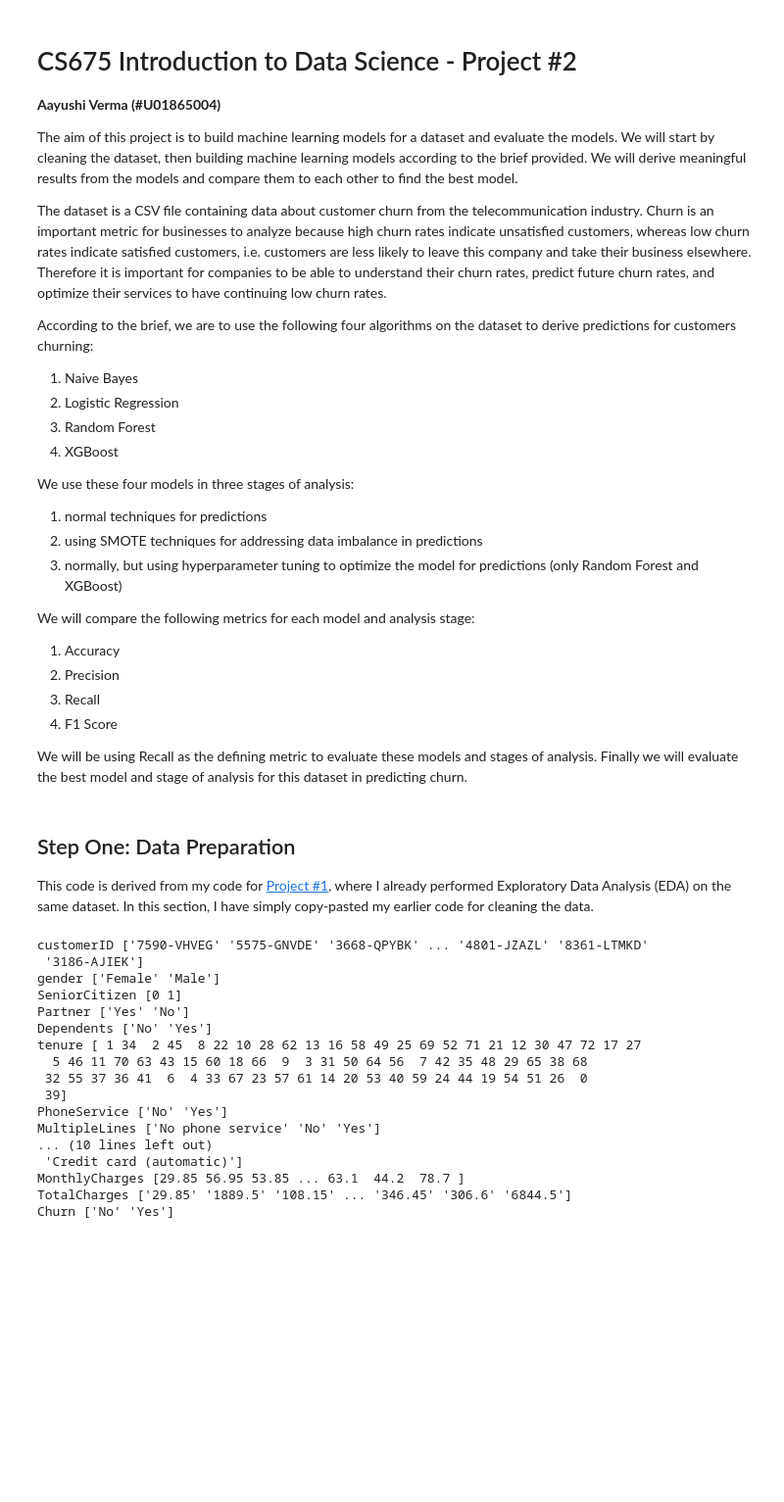
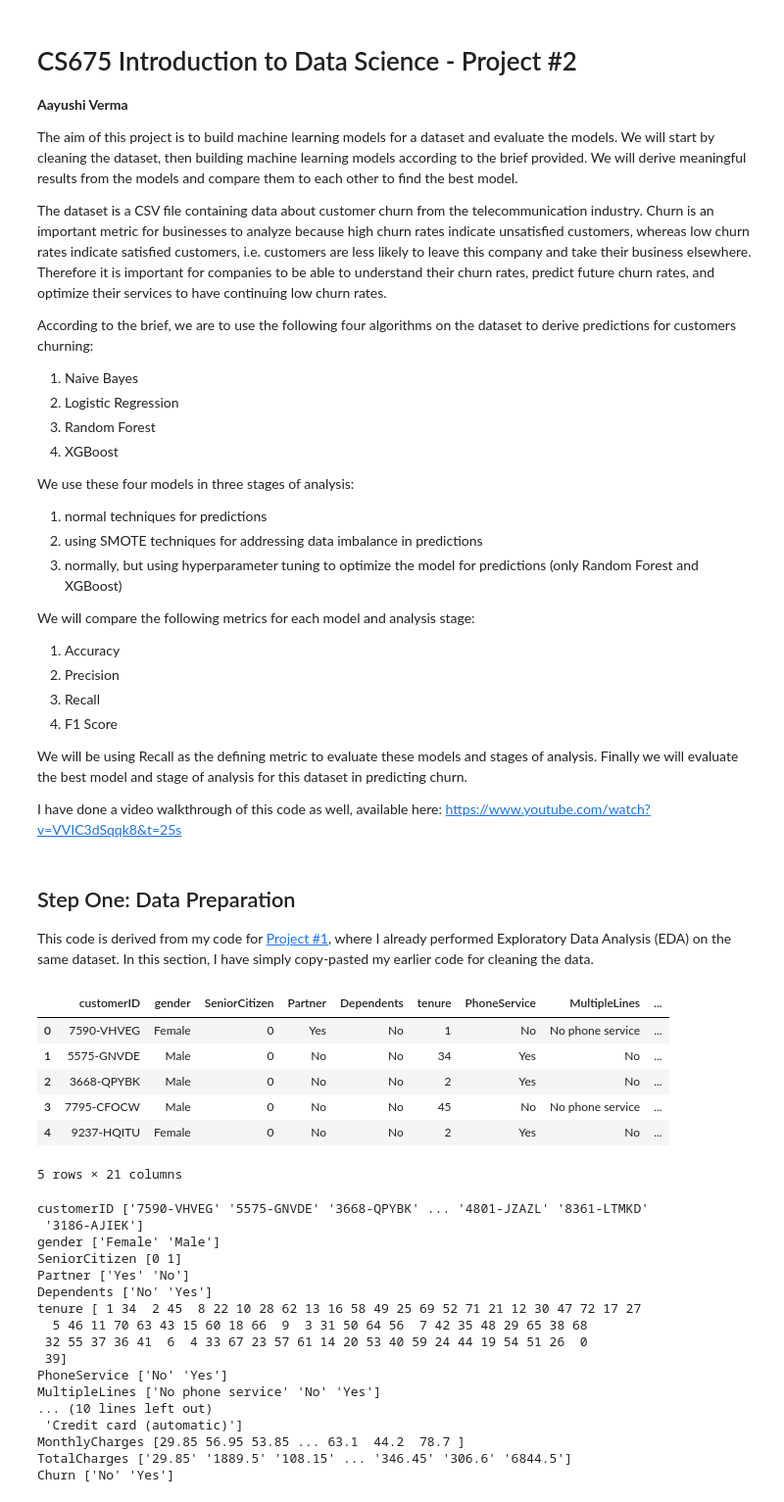
Before and after one commit to awesomecosmos/CS675-Intro-To-Data-Science, a Jupyter notebook: Project2/project2.ipynb, the cells around one changed output. Shown at 98% size. Saved outputs shown, nothing was run; the diff lists cells and outputs as text; code cells hidden in the pictures; blank space fills up the shorter version.

```diff
--- a/Project2/project2.ipynb
+++ b/Project2/project2.ipynb
@@ -1,7 +1,7 @@
 # %% [markdown]
 # CS675 Introduction to Data Science - Project #2
 
-**Aayushi Verma (#U01865004)**
+**Aayushi Verma**
 
 The aim of this project is to build machine learning models for a dataset and evaluate the models. We will start by cleaning the dataset, then building machine learning models according to the brief provided. We will derive meaningful results from the models and compare them to each other to find the best model.
 
@@ -25,6 +25,8 @@ We will compare the following metrics for each model and analysis stage:
 4. F1 Score
 
 We will be using Recall as the defining metric to evaluate these models and stages of analysis. Finally we will evaluate the best model and stage of analysis for this dataset in predicting churn.
+
+I have done a video walkthrough of this code as well, available here: https://www.youtube.com/watch?v=VVIC3dSqqk8&t=25s
 # %% [markdown]
 ## Step One: Data Preparation
 
@@ -52,6 +54,16 @@ warnings.filterwarnings("ignore", category=FutureWarning)
 # %%
 # reading the raw CSV data file
 df = pd.read_csv("telco-customer-churn.csv")
+# %%
+df.head()
+# %% [output]
+|  | customerID | gender | SeniorCitizen | Partner | Dependents | tenure | PhoneService | MultipleLines | ... |
+| 0 | 7590-VHVEG | Female | 0 | Yes | No | 1 | No | No phone service | ... |
+| 1 | 5575-GNVDE | Male | 0 | No | No | 34 | Yes | No | ... |
+| 2 | 3668-QPYBK | Male | 0 | No | No | 2 | Yes | No | ... |
+| 3 | 7795-CFOCW | Male | 0 | No | No | 45 | No | No phone service | ... |
+| 4 | 9237-HQITU | Female | 0 | No | No | 2 | Yes | No | ... |
+5 rows × 21 columns
 # %%
 # getting unique values from each column, so we know which values to convert to numerical
 for col in df.columns:
```
Also changed, not shown: parts of 11 cells of this notebook, 3 other files.
